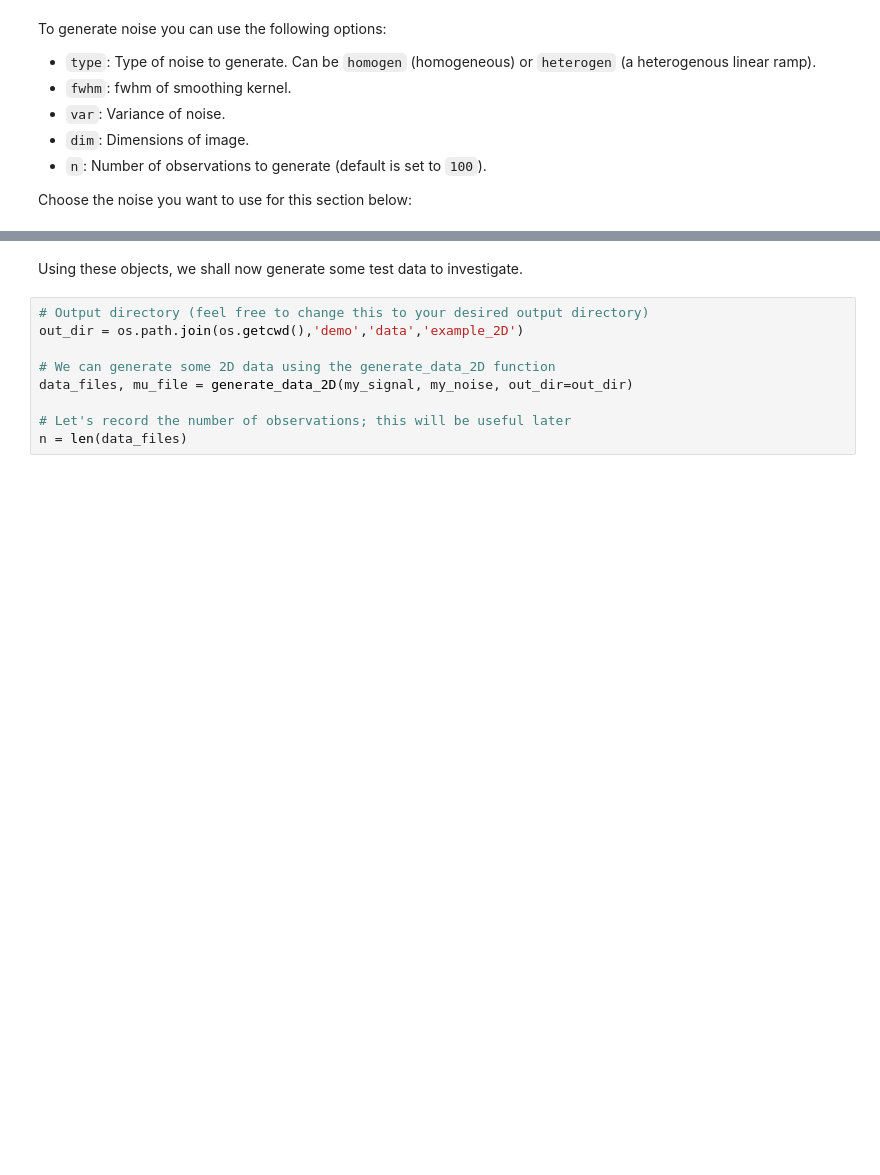
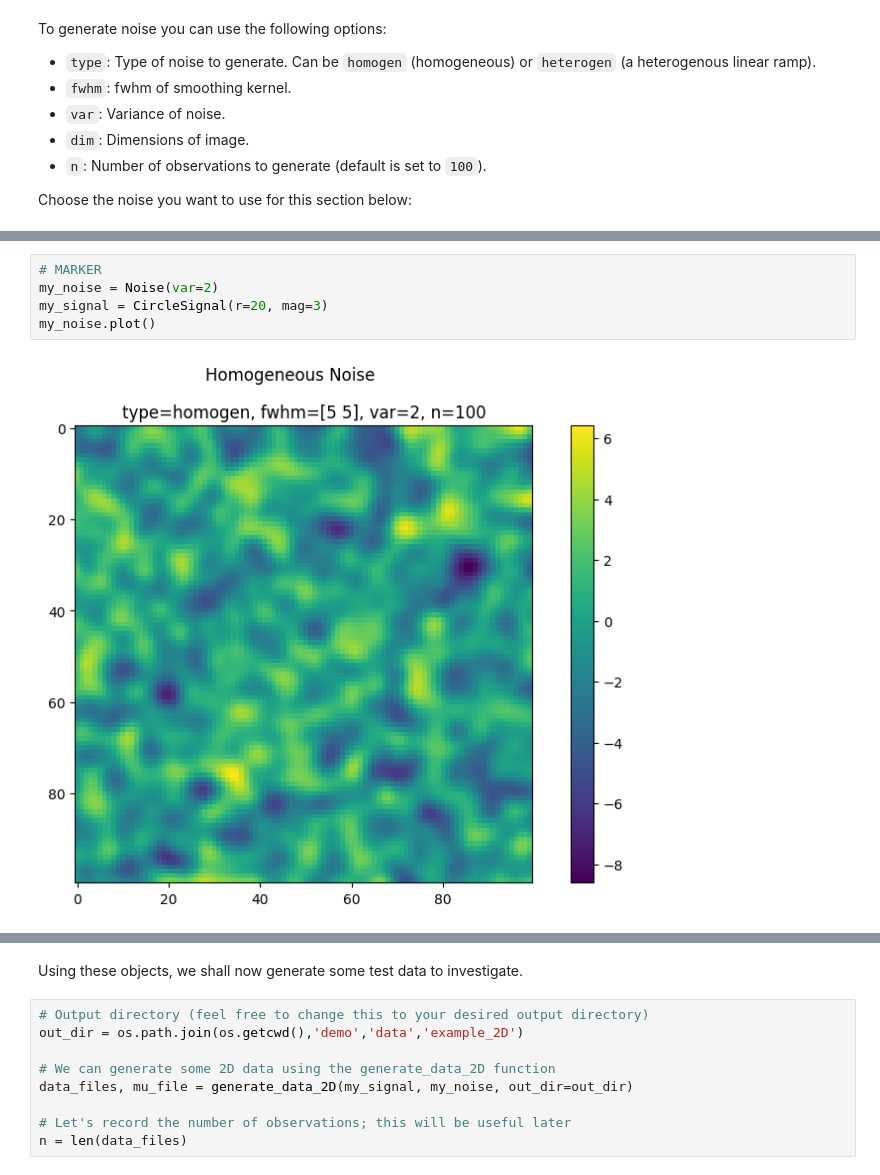
Before and after one commit to TomMaullin/crtoolbox, a Jupyter notebook: src/CR_Tutorial_OHBM23.ipynb, the cells around one changed output, grey strips where cells are left out. Drawn from its saved outputs; the diff is of its cells as text; blank space fills up the shorter version.

```diff
--- a/src/CR_Tutorial_OHBM23.ipynb
+++ b/src/CR_Tutorial_OHBM23.ipynb
@@ -331,0 +364,7 @@ my_noise = # Write your code here...
+# %%
+# MARKER
+my_noise = Noise(var=2)
+my_signal = CircleSignal(r=20, mag=3)
+my_noise.plot()
+# %% [output]
+[figure, added]
```
Also changed, not shown: parts of 25 cells of this notebook, 6 other files.
